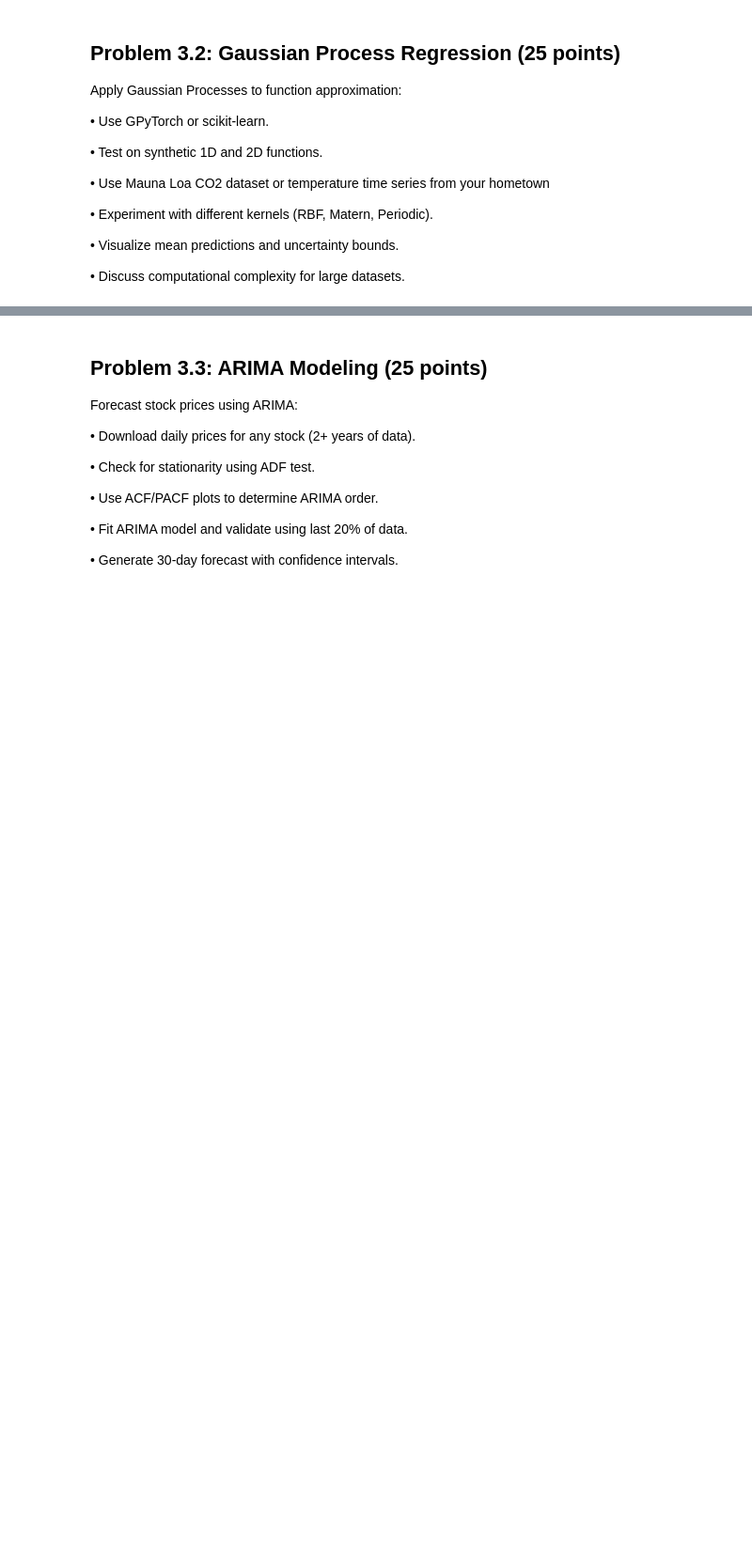
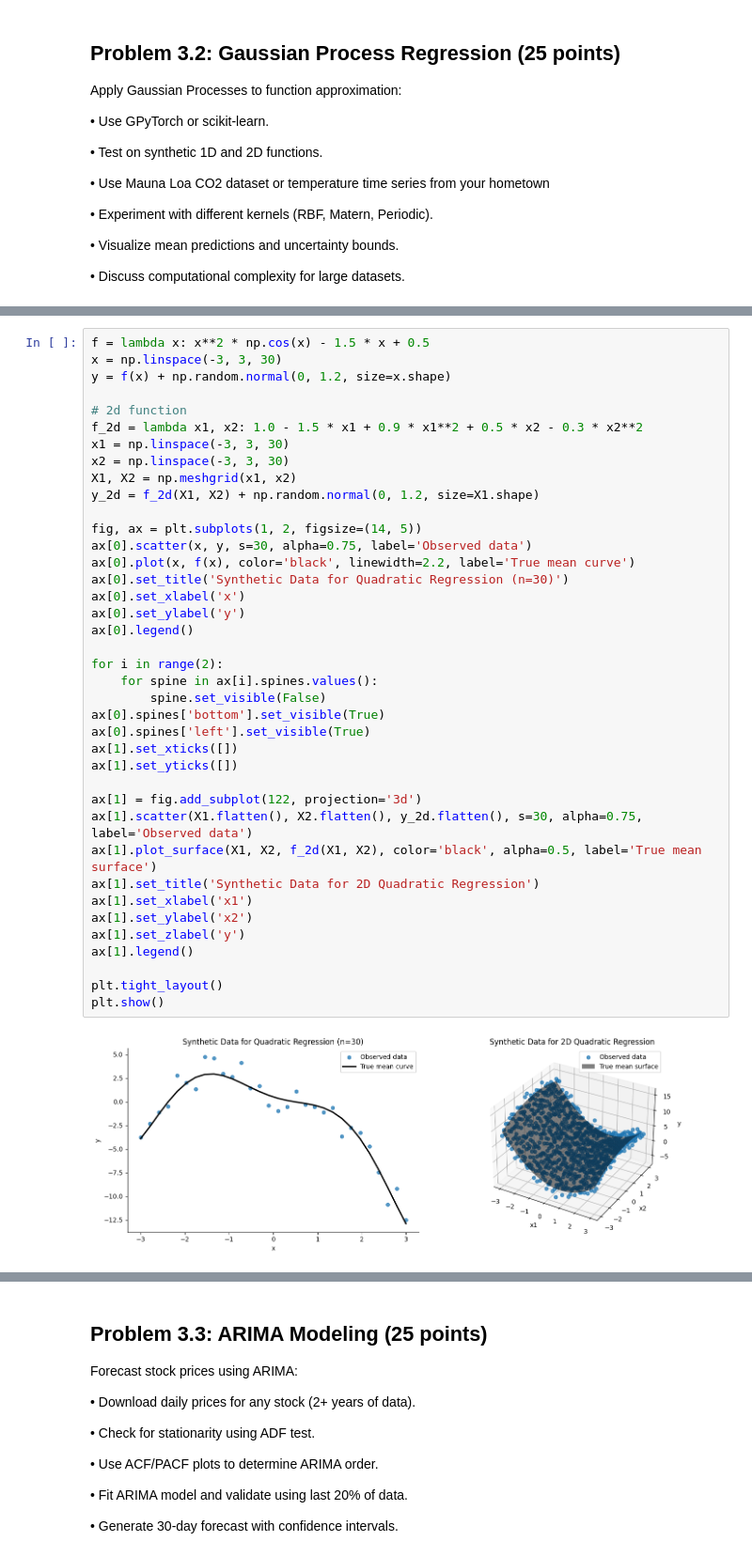
Before and after one commit to tomaszsrebniak/ML_for_data_analytics, a Jupyter notebook: Assignment3/List3.ipynb, the cells around one changed output, grey strips where cells are left out. Shown at 94% size. Saved outputs shown, nothing was run; the diff lists cells and outputs as text; blank space fills up the shorter version.

```diff
--- a/Assignment3/List3.ipynb
+++ b/Assignment3/List3.ipynb
@@ -237,0 +246,41 @@ Apply Gaussian Processes to function approximation:
+# %%
+f = lambda x: x**2 * np.cos(x) - 1.5 * x + 0.5
+x = np.linspace(-3, 3, 30)
+y = f(x) + np.random.normal(0, 1.2, size=x.shape)
+
+# 2d function
+f_2d = lambda x1, x2: 1.0 - 1.5 * x1 + 0.9 * x1**2 + 0.5 * x2 - 0.3 * x2**2
+x1 = np.linspace(-3, 3, 30)
+x2 = np.linspace(-3, 3, 30)
+X1, X2 = np.meshgrid(x1, x2)
+y_2d = f_2d(X1, X2) + np.random.normal(0, 1.2, size=X1.shape)
+
+fig, ax = plt.subplots(1, 2, figsize=(14, 5))
+ax[0].scatter(x, y, s=30, alpha=0.75, label='Observed data')
+ax[0].plot(x, f(x), color='black', linewidth=2.2, label='True mean curve')
+ax[0].set_title('Synthetic Data for Quadratic Regression (n=30)')
+ax[0].set_xlabel('x')
+ax[0].set_ylabel('y')
+ax[0].legend()
+
+for i in range(2):
+    for spine in ax[i].spines.values():
+        spine.set_visible(False)
+ax[0].spines['bottom'].set_visible(True)
+ax[0].spines['left'].set_visible(True)
+ax[1].set_xticks([])
+ax[1].set_yticks([])
+
+ax[1] = fig.add_subplot(122, projection='3d')
+ax[1].scatter(X1.flatten(), X2.flatten(), y_2d.flatten(), s=30, alpha=0.75, label='Observed data')
+ax[1].plot_surface(X1, X2, f_2d(X1, X2), color='black', alpha=0.5, label='True mean surface')
+ax[1].set_title('Synthetic Data for 2D Quadratic Regression')
+ax[1].set_xlabel('x1')
+ax[1].set_ylabel('x2')
+ax[1].set_zlabel('y')
+ax[1].legend()
+
+plt.tight_layout()
+plt.show()
+# %% [output]
+[figure, added]
```
Also changed, not shown: parts of 20 cells of this notebook, 2 other files.
